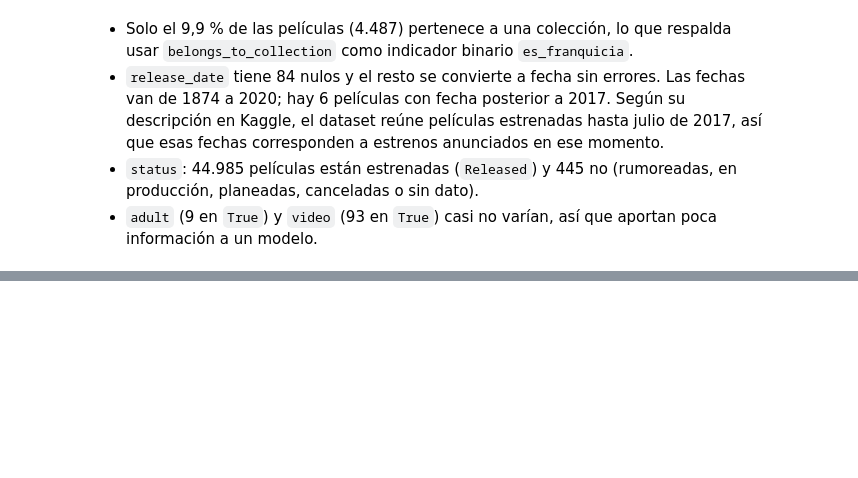
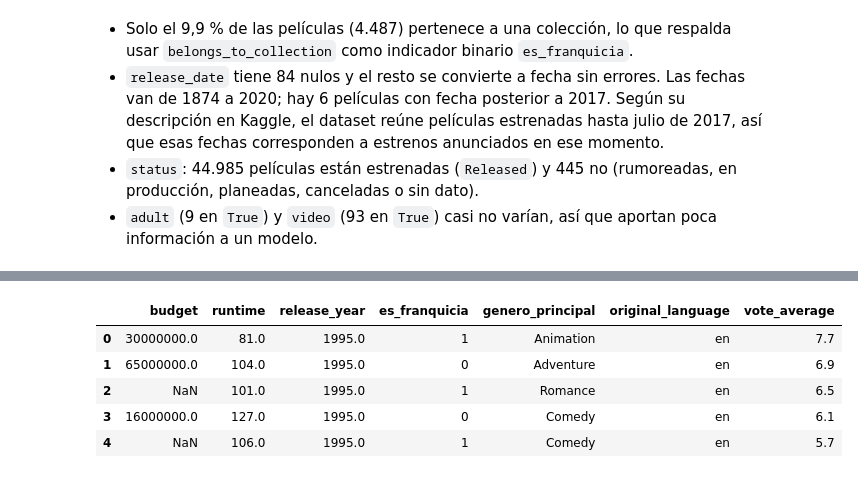
Before and after one commit to amunera66/proyecto-modelos-1, a Jupyter notebook: fase-1/fase1_modelo_predictivo.ipynb, the cells around one changed output, grey strips where cells are left out. Cells and saved outputs as stored; diff of their text form; code cells hidden in the pictures; blank space fills up the shorter version.

Commit message:
Prepara variables, excluye columnas con fuga y define el Pipeline de preprocesamiento

```diff
--- a/fase-1/fase1_modelo_predictivo.ipynb
+++ b/fase-1/fase1_modelo_predictivo.ipynb
@@ -497,0 +511,13 @@ Puntos que se deciden y justifican en la sección 4 (preparación de variables):
+# %%
+UMBRAL_VOTOS = 10
+
+filas_inicio = len(df)
+estrenadas = df["status"] == "Released"
+con_votos_suficientes = df["vote_count"] > UMBRAL_VOTOS
+
+print(f"Películas en el dataset limpio: {filas_inicio:,}")
+print(f"  no estrenadas (status distinto de Released o nulo): {(~estrenadas).sum():,}")
+print(f"  estrenadas con {UMBRAL_VOTOS} votos o menos: {(estrenadas & ~con_votos_suficientes).sum():,}")
+
+df_modelo = df[estrenadas & con_votos_suficientes].copy()
+print(f"Películas que quedan para el modelo: {len(df_modelo):,} ({len(df_modelo) / filas_inicio:.1%} del dataset limpio)")
@@ -497,0 +544,27 @@ Puntos que se deciden y justifican en la sección 4 (preparación de variables):
+# %%
+def primer_genero_o_sin_genero(texto_genres):
+    """Devuelve el primer género de la lista de TMDB o 'sin_genero' si está vacía."""
+    generos = ast.literal_eval(texto_genres)
+    return generos[0]["name"] if generos else "sin_genero"
+
+
+df_modelo["budget"] = df_modelo["budget"].replace(0, np.nan)
+df_modelo["runtime"] = df_modelo["runtime"].replace(0, np.nan)
+df_modelo["release_year"] = pd.to_datetime(df_modelo["release_date"], errors="coerce").dt.year
+df_modelo["es_franquicia"] = df_modelo["belongs_to_collection"].notna().astype(int)
+df_modelo["genero_principal"] = df_modelo["genres"].apply(primer_genero_o_sin_genero)
+
+COLUMNAS_NUMERICAS = ["budget", "runtime", "release_year"]
+COLUMNAS_BINARIAS = ["es_franquicia"]
+COLUMNAS_CATEGORICAS = ["genero_principal", "original_language"]
+PREDICTORAS = COLUMNAS_NUMERICAS + COLUMNAS_BINARIAS + COLUMNAS_CATEGORICAS
+OBJETIVO = "vote_average"
+
+df_modelo[PREDICTORAS + [OBJETIVO]].head()
+# %% [output]
+|  | budget | runtime | release_year | es_franquicia | genero_principal | original_language | vote_average |
+| 0 | 30000000.0 | 81.0 | 1995.0 | 1 | Animation | en | 7.7 |
+| 1 | 65000000.0 | 104.0 | 1995.0 | 0 | Adventure | en | 6.9 |
+| 2 | NaN | 101.0 | 1995.0 | 1 | Romance | en | 6.5 |
+| 3 | 16000000.0 | 127.0 | 1995.0 | 0 | Comedy | en | 6.1 |
+| 4 | NaN | 106.0 | 1995.0 | 1 | Comedy | en | 5.7 |
```
Also changed, not shown: parts of 20 cells of this notebook, 1 other file.
